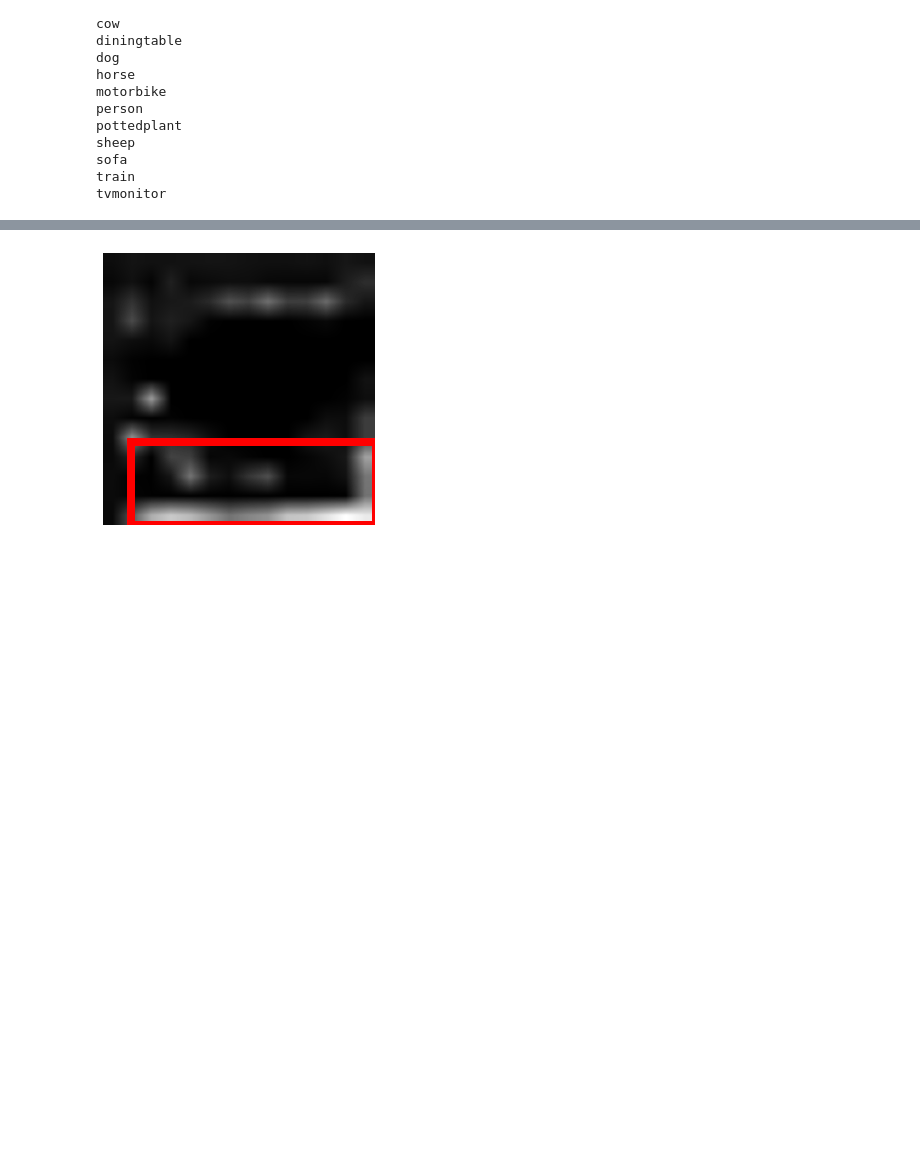
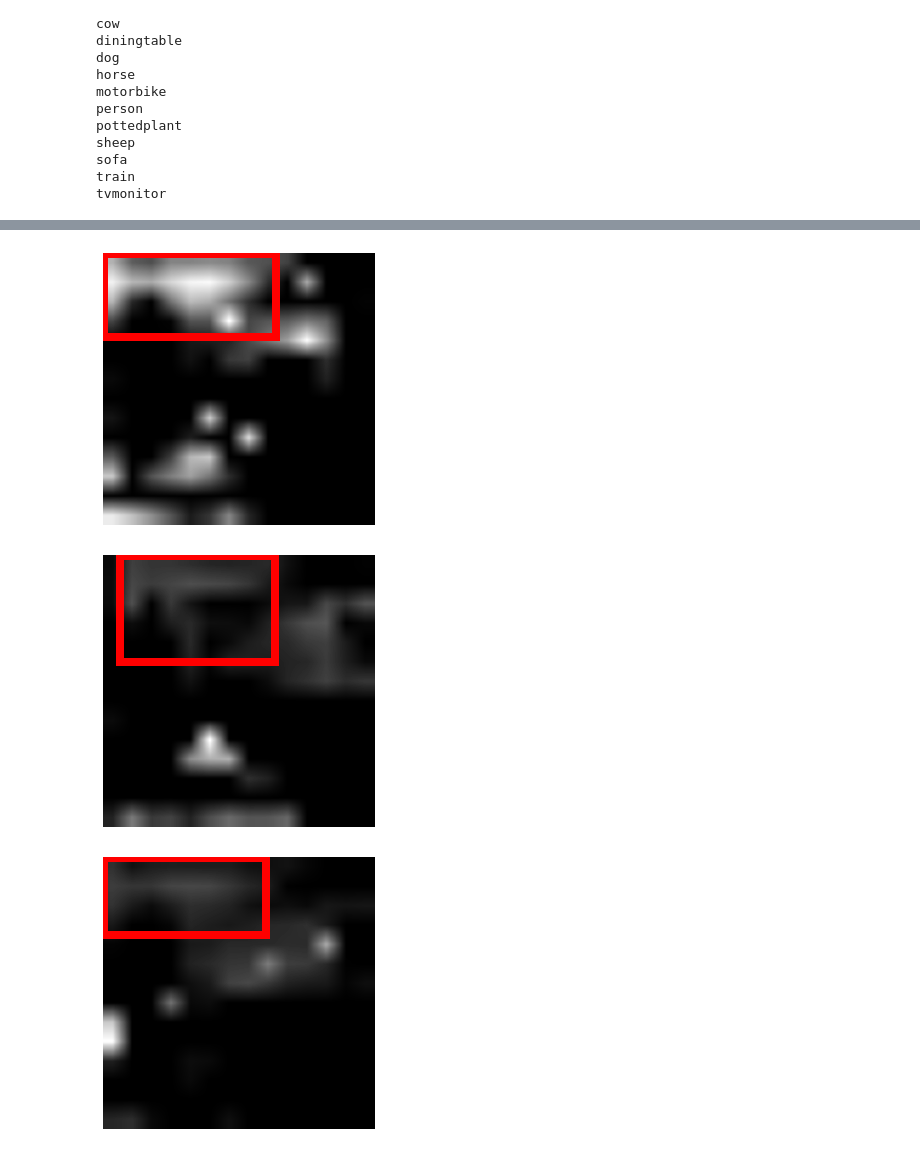
Before and after one commit to kyh980909/AC-SISE, a Jupyter notebook: AC_SISE.ipynb, the cells around one changed output, grey strips where cells are left out. Cells and saved outputs as stored; diff of their text form; code cells hidden in the pictures; blank space fills up the shorter version.

```diff
--- a/AC_SISE.ipynb
+++ b/AC_SISE.ipynb
@@ -498,14 +520,29 @@ sofa
 train
 tvmonitor
 # %%
-idx = 1441
+idx = 1265
 print(img_name_list[idx])
+# test = SISE(model, 'resnet50', f'D:/dataset/PASCAL_VOC_2007/VOC2007/test/{img_name_list[idx][0]}/{img_name_list[idx][1]}', classese[img_name_list[idx][0]])
+# test.feature_extractor()
+# test.feature_filtering()
+# test.postprocess()
+# test.generate_layer_visualization_map()
+# test.layers_fusion()
+
+# plt.imshow(test.img)
+# plt.imshow(test.result, cmap='jet', alpha=0.5)
+# # plt.colorbar()
+# plt.axis('off')
+# plt.show()
+
+# sise_result = test.result
+
 test = SISE(model, 'resnet50', f'D:/dataset/PASCAL_VOC_2007/VOC2007/test/{img_name_list[idx][0]}/{img_name_list[idx][1]}', classese[img_name_list[idx][0]])
 test.feature_extractor()
 test.feature_filtering()
 test.filtering_zero_feature_maps()
 test.postprocess()
-# test.attribution_masks_compress()
+test.attribution_masks_compress()
 test.generate_layer_visualization_map()
 test.layers_fusion()
 
@@ -514,4 +551,6 @@ plt.imshow(test.result, cmap='jet', alpha=0.5)
 # plt.colorbar()
 plt.axis('off')
 plt.show()
+
+# ac_sise_result = test.result
 # %% [output]
@@ -519,0 +592,2 @@ plt.show()
+# %%
+pp_fmap = test.postprocessed_feature_maps
@@ -519,0 +614,5 @@ plt.show()
+# %%
+for i in test.group_bbox['conv3'][18]:
+    plt.imshow(pp_fmap['conv3'][:,:,i], cmap='gray')
+    plt.axis('off')
+    plt.show()
@@ -520,7 +627,11 @@ plt.show()
 # %%
 temp_bbox = []
-for index in [404]:
-    binary = ostu_binary(test.postprocessed_feature_maps['conv3'][:,:,index])
+temp_binary = []
+
+for i, index in enumerate(test.group_bbox['conv3'][16]):
+    ax = plt.gca()
+    binary = otsu_binary(pp_fmap['conv3'][:,:,index])
+    temp_binary.append(binary)
     labeled, nr_objects = label(binary > 0)
     props = regionprops(labeled)
 
@@ -530,5 +641,9 @@ for index in [404]:
         if init < b.bbox_area:
             init = b.bbox_area
             bbox = tuple(b.bbox)
+        rect = patches.Rectangle((bbox[1], bbox[0]), bbox[3]-bbox[1], bbox[2]-bbox[0], linewidth=8, edgecolor='r', facecolor='none')
+        ax.add_patch(rect)
 
+    plt.imshow(temp_binary[i], cmap='gray')
+    plt.show()
     temp_bbox.append(bbox)
@@ -539,13 +666,15 @@ temp_bbox
 # %%
-for bbox, index in zip(temp_bbox, [404]):
+for bbox, index in zip(temp_bbox, test.group_bbox['conv3'][16]):
     plt.figure(figsize=(5,5))
-    plt.imshow(test.postprocessed_feature_maps['conv3'][:,:,index], cmap='gray')
+    plt.imshow(pp_fmap['conv3'][:,:,index], cmap='gray')
     # plt.imshow(result, cmap='jet', alpha=0.5)
 #     plt.colorbar()
     ax = plt.gca()
     rect = patches.Rectangle((bbox[1], bbox[0]), bbox[3]-bbox[1], bbox[2]-bbox[0], linewidth=8, edgecolor='r', facecolor='none')
     ax.add_patch(rect)
     plt.axis('off')
     plt.show()
 # %% [output]
-[figure, old version]
+[figure, new version]
+[figure, added]
+[figure, added]
```
Also changed, not shown: parts of 25 cells of this notebook, 5 other files.
